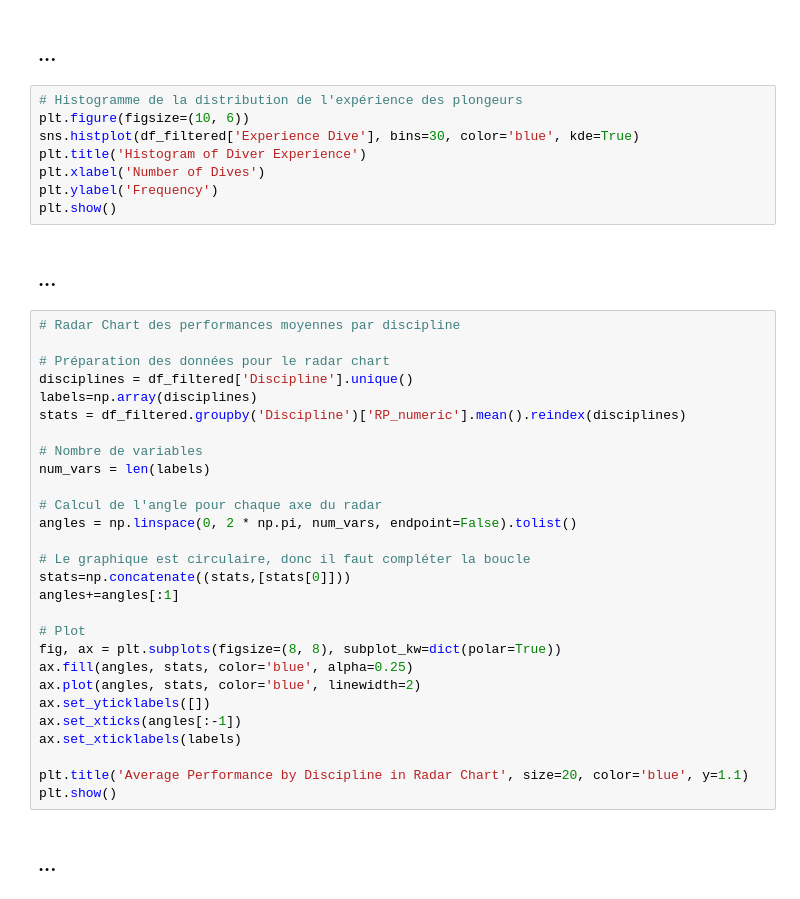
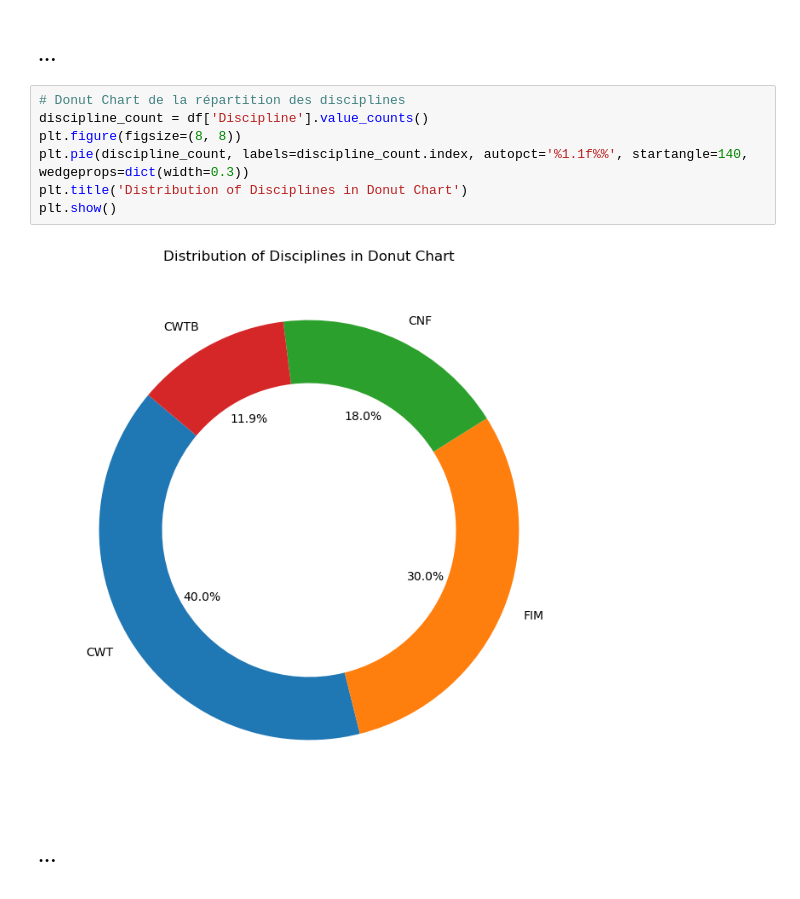
Before and after one commit to ai-mohammed/Projet-Machine-Learning-apn-e, a Jupyter notebook: src/Data_visualization.ipynb, the cells around one changed output. Saved outputs shown, nothing was run; the diff lists cells and outputs as text.

```diff
--- a/src/Data_visualization.ipynb
+++ b/src/Data_visualization.ipynb
@@ -154,42 +214,13 @@ We can observe that there isn't such a great difference between coutries.
 # %% [markdown]
 ### ...
-# %%
-# Histogramme de la distribution de l'expérience des plongeurs
-plt.figure(figsize=(10, 6))
-sns.histplot(df_filtered['Experience Dive'], bins=30, color='blue', kde=True)
-plt.title('Histogram of Diver Experience')
-plt.xlabel('Number of Dives')
-plt.ylabel('Frequency')
-plt.show()
+# %%
+# Donut Chart de la répartition des disciplines
+discipline_count = df['Discipline'].value_counts()
+plt.figure(figsize=(8, 8))
+plt.pie(discipline_count, labels=discipline_count.index, autopct='%1.1f%%', startangle=140, wedgeprops=dict(width=0.3))
+plt.title('Distribution of Disciplines in Donut Chart')
+plt.show()
+# %% [output]
+[figure, added]
 # %% [markdown]
 ### ...
-# %%
-# Radar Chart des performances moyennes par discipline
-
-# Préparation des données pour le radar chart
-disciplines = df_filtered['Discipline'].unique()
-labels=np.array(disciplines)
-stats = df_filtered.groupby('Discipline')['RP_numeric'].mean().reindex(disciplines)
-
-# Nombre de variables
-num_vars = len(labels)
-
-# Calcul de l'angle pour chaque axe du radar
-angles = np.linspace(0, 2 * np.pi, num_vars, endpoint=False).tolist()
-
-# Le graphique est circulaire, donc il faut compléter la boucle
-stats=np.concatenate((stats,[stats[0]]))
-angles+=angles[:1]
-
-# Plot
-fig, ax = plt.subplots(figsize=(8, 8), subplot_kw=dict(polar=True))
-ax.fill(angles, stats, color='blue', alpha=0.25)
-ax.plot(angles, stats, color='blue', linewidth=2)
-ax.set_yticklabels([])
-ax.set_xticks(angles[:-1])
-ax.set_xticklabels(labels)
-
-plt.title('Average Performance by Discipline in Radar Chart', size=20, color='blue', y=1.1)
-plt.show()
-# %% [markdown]
-### ...
```
Also changed, not shown: parts of 13 cells of this notebook, 2 other files.
